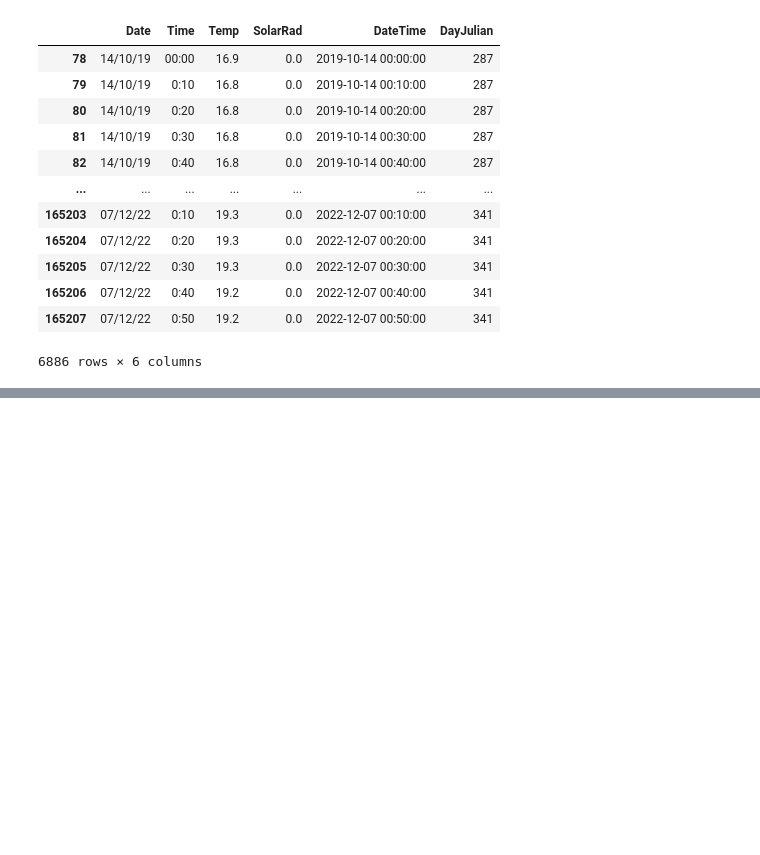
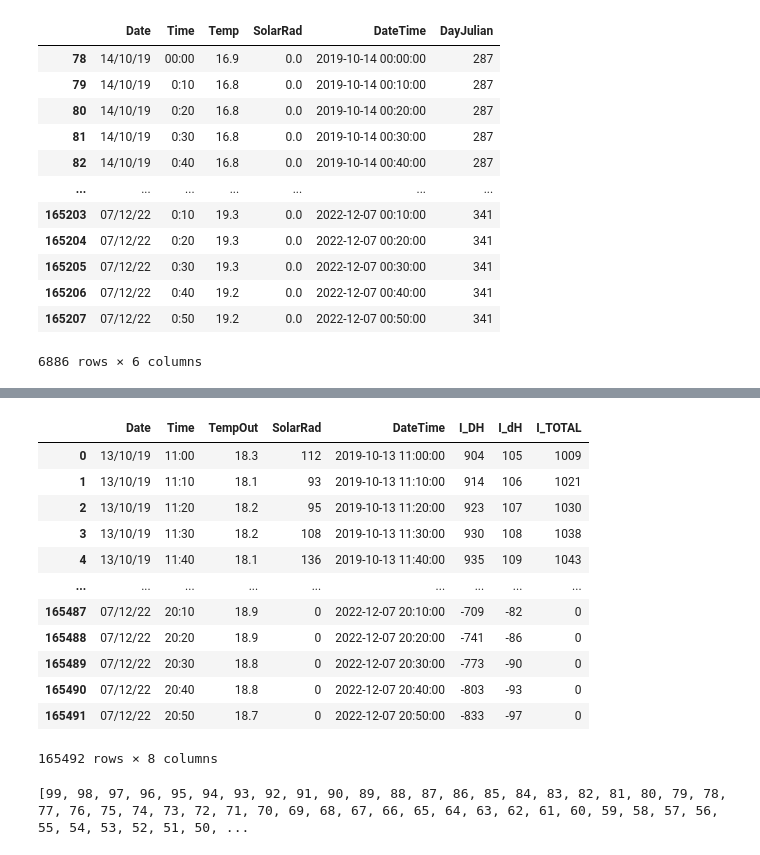
Before and after one commit to Pr0nel/weather_data, a Jupyter notebook: Notebooks/1.0 Exploracion Dataset.ipynb, the cells around one changed output, grey strips where cells are left out. Saved outputs shown, nothing was run; the diff lists cells and outputs as text; code cells hidden in the pictures; blank space fills up the shorter version.

```diff
--- a/Notebooks/1.0 Exploracion Dataset.ipynb
+++ b/Notebooks/1.0 Exploracion Dataset.ipynb
@@ -380,0 +560,16 @@ data[data['DateTime'].dt.hour==0]
+# %%
+data
+# %% [output]
+|  | Date | Time | TempOut | SolarRad | DateTime | I_DH | I_dH | I_TOTAL |
+| 0 | 13/10/19 | 11:00 | 18.3 | 112 | 2019-10-13 11:00:00 | 904 | 105 | 1009 |
+| 1 | 13/10/19 | 11:10 | 18.1 | 93 | 2019-10-13 11:10:00 | 914 | 106 | 1021 |
+| 2 | 13/10/19 | 11:20 | 18.2 | 95 | 2019-10-13 11:20:00 | 923 | 107 | 1030 |
+| 3 | 13/10/19 | 11:30 | 18.2 | 108 | 2019-10-13 11:30:00 | 930 | 108 | 1038 |
+| 4 | 13/10/19 | 11:40 | 18.1 | 136 | 2019-10-13 11:40:00 | 935 | 109 | 1043 |
+| ... | ... | ... | ... | ... | ... | ... | ... | ... |
+| 165487 | 07/12/22 | 20:10 | 18.9 | 0 | 2022-12-07 20:10:00 | -709 | -82 | 0 |
+| 165488 | 07/12/22 | 20:20 | 18.9 | 0 | 2022-12-07 20:20:00 | -741 | -86 | 0 |
+| 165489 | 07/12/22 | 20:30 | 18.8 | 0 | 2022-12-07 20:30:00 | -773 | -90 | 0 |
+| 165490 | 07/12/22 | 20:40 | 18.8 | 0 | 2022-12-07 20:40:00 | -803 | -93 | 0 |
+| 165491 | 07/12/22 | 20:50 | 18.7 | 0 | 2022-12-07 20:50:00 | -833 | -97 | 0 |
+165492 rows × 8 columns
@@ -380,0 +582,4 @@ data[data['DateTime'].dt.hour==0]
+# %%
+print([x for x in range(99,-1,-1)])
+# %% [output]
+[99, 98, 97, 96, 95, 94, 93, 92, 91, 90, 89, 88, 87, 86, 85, 84, 83, 82, 81, 80, 79, 78, 77, 76, 75, 74, 73, 72, 71, 70, 69, 68, 67, 66, 65, 64, 63, 62, 61, 60, 59, 58, 57, 56, 55, 54, 53, 52, 51, 50, ...
```
Also changed, not shown: parts of 32 cells of this notebook, 1 other file.
